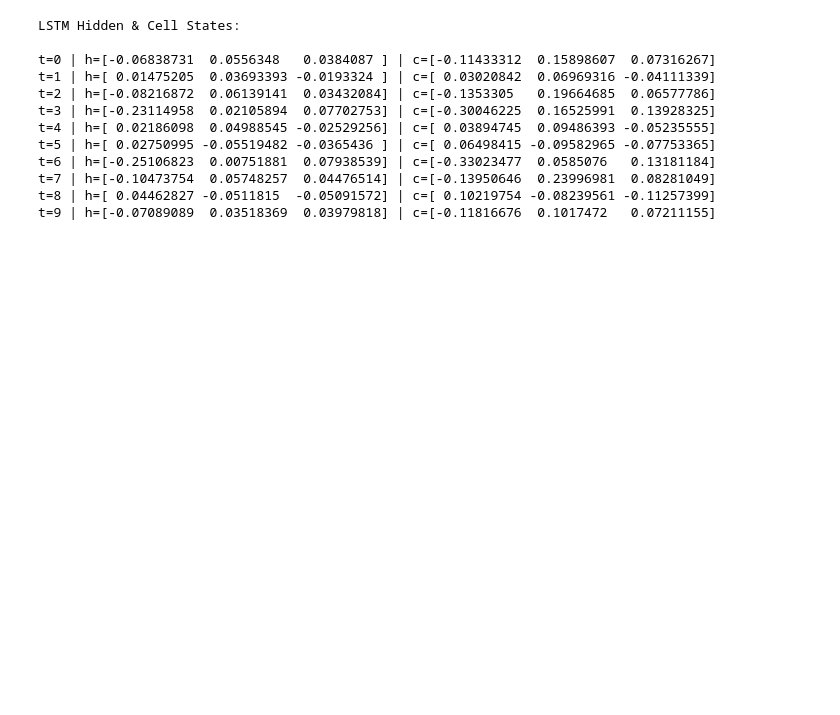
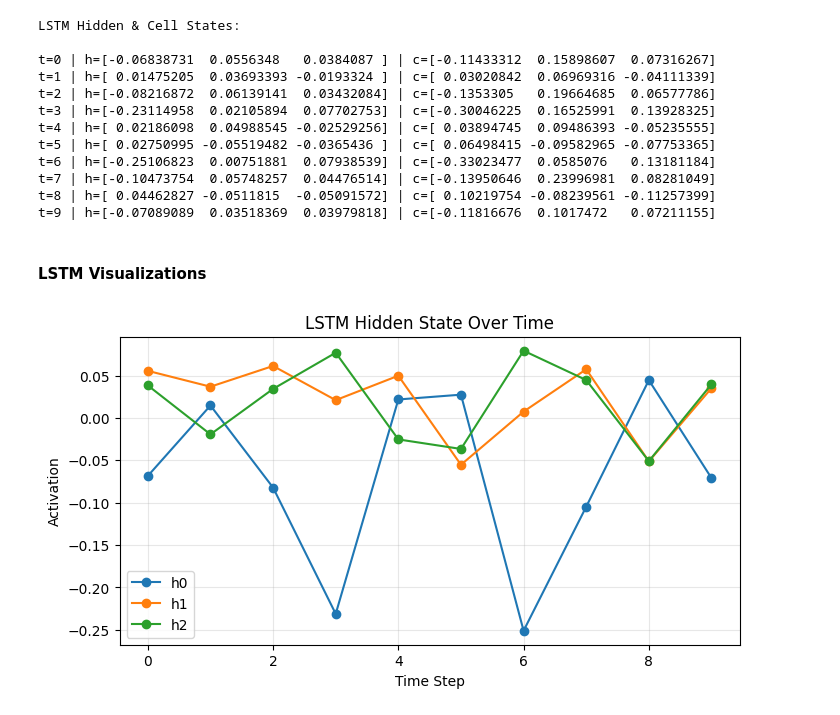
Before and after one commit to piyushdev04/dl-from-scratch, a Jupyter notebook: 12. LSTM/main.ipynb, the cells around one changed output. Saved outputs shown, nothing was run; the diff lists cells and outputs as text; code cells hidden in the pictures; blank space fills up the shorter version.

Commit message:
LSTM

```diff
--- a/12. LSTM/main.ipynb
+++ b/12. LSTM/main.ipynb
@@ -67,3 +69,19 @@ t=6 | h=[-0.25106823  0.00751881  0.07938539] | c=[-0.33023477  0.0585076   0.13
 t=7 | h=[-0.10473754  0.05748257  0.04476514] | c=[-0.13950646  0.23996981  0.08281049]
 t=8 | h=[ 0.04462827 -0.0511815  -0.05091572] | c=[ 0.10219754 -0.08239561 -0.11257399]
 t=9 | h=[-0.07089089  0.03518369  0.03979818] | c=[-0.11816676  0.1017472   0.07211155]
+# %% [markdown]
+#### LSTM Visualizations
+# %%
+# 1. Hidden State over time (line plot)
+plt.figure(figsize=(8,4))
+for i in range(hidden_size):
+    plt.plot(H[:,i], marker="o", label=f"h{i}")
+
+plt.title("LSTM Hidden State Over Time")
+plt.xlabel("Time Step")
+plt.ylabel("Activation")
+plt.legend()
+plt.grid(alpha=0.3)
+plt.show()
+# %% [output]
+[figure, added]
```
Also changed, not shown: parts of 2 cells of this notebook.
